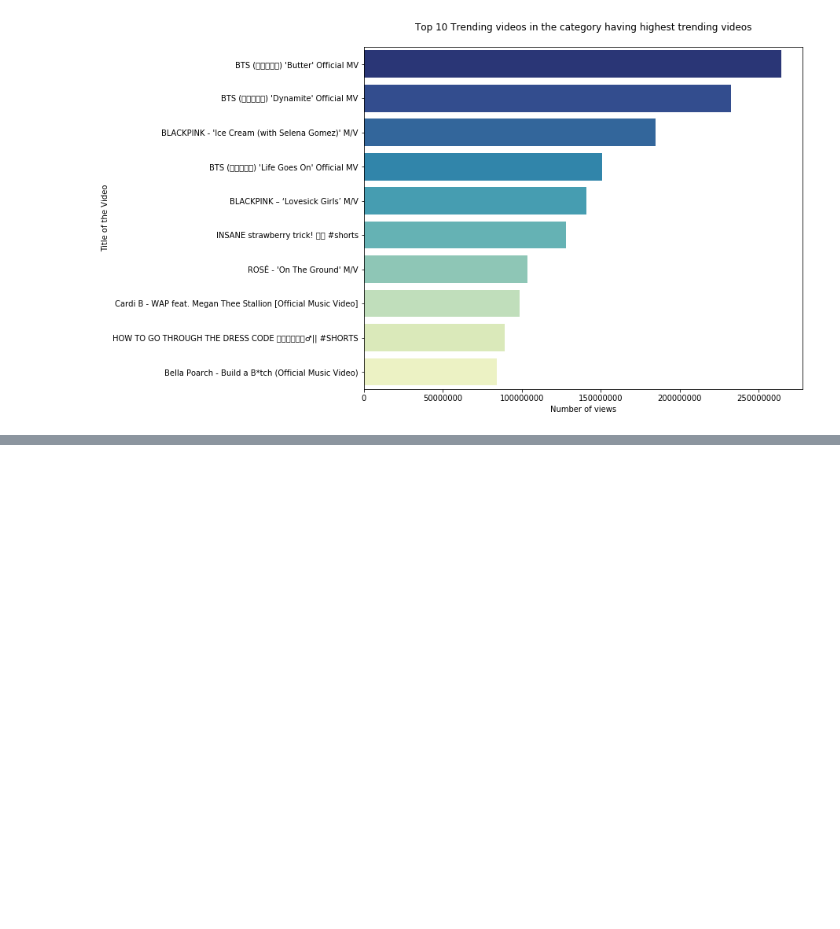
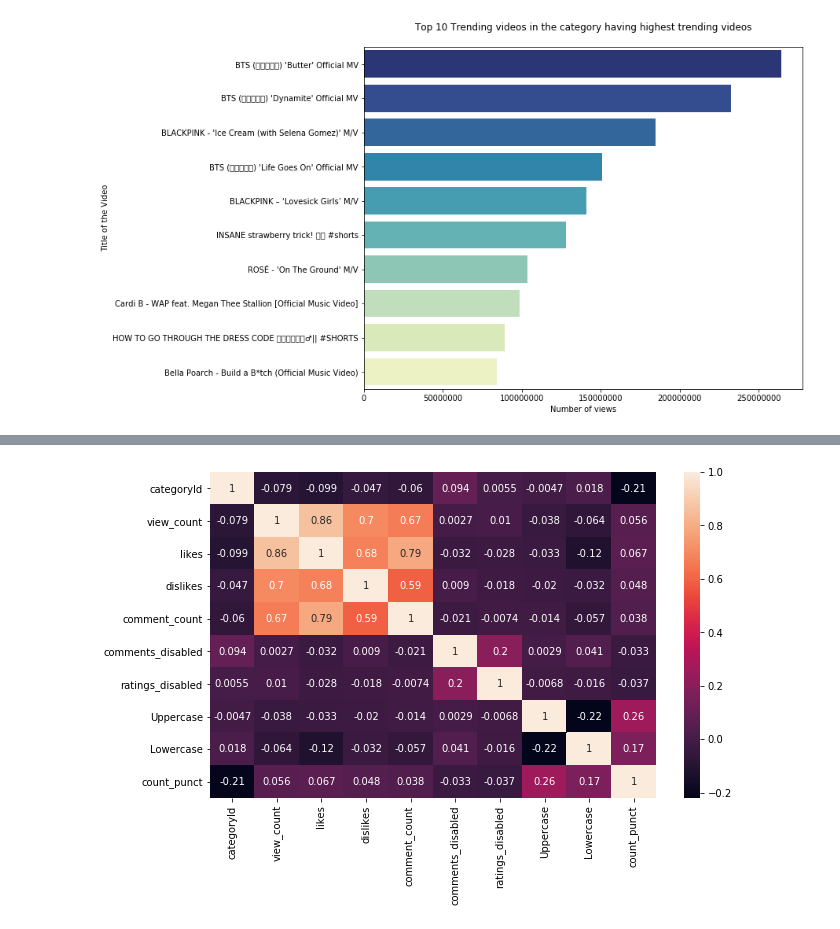
Before and after one commit to MRDVGroupProjectCSPB4502/MRDVGroupProjectCSPB4502, a Jupyter notebook: src/Dan/EDA_Dan.ipynb, the cells around one changed output, grey strips where cells are left out. Saved outputs shown, nothing was run; the diff lists cells and outputs as text; code cells hidden in the pictures; blank space fills up the shorter version.

```diff
--- a/src/Dan/EDA_Dan.ipynb
+++ b/src/Dan/EDA_Dan.ipynb
@@ -179,0 +206,6 @@ plt.show()
+# %%
+# add in punctuation
+count = lambda l1,l2: sum([1 for x in l1 if x in l2])
+
+trend_videos['count_punct'] = trend_videos.title.apply(lambda s: count(s, string.punctuation))
+trend_videos.head()
@@ -179,0 +219,5 @@ plt.show()
+# %%
+figure = plt.subplots(figsize=(10,6))
+corr_map = sns.heatmap(trend_videos.corr(), annot=True)
+# %% [output]
+[figure, added]
```
Also changed, not shown: parts of 15 cells of this notebook.
